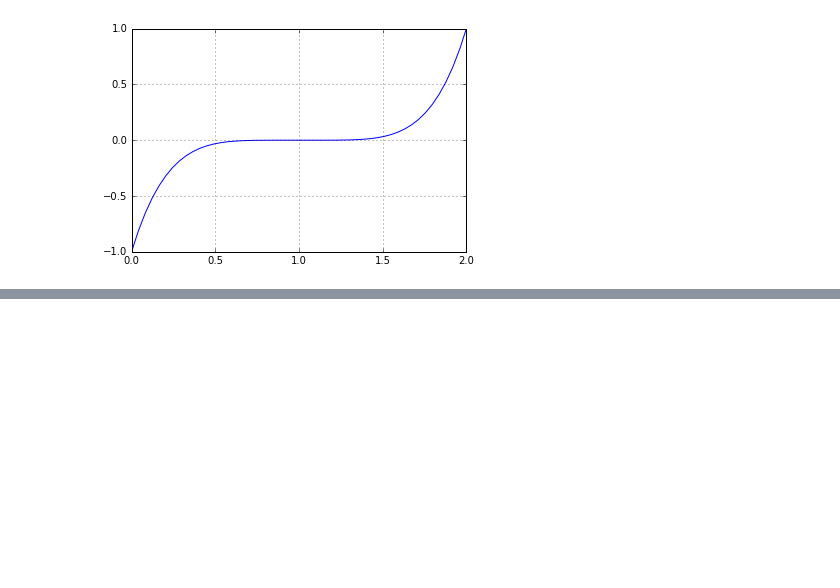
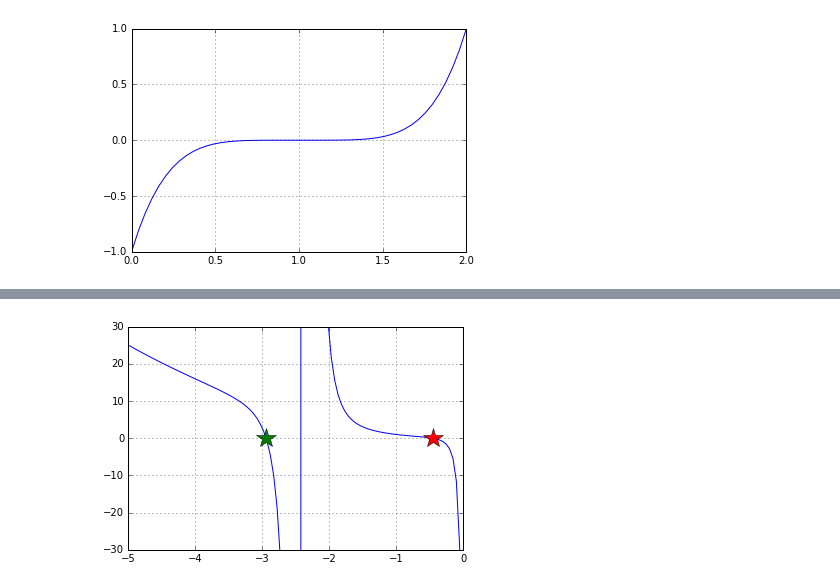
Before and after one commit to iselplabo93/Integradores, a Jupyter notebook: Raices.ipynb, the cells around one changed output, grey strips where cells are left out. Saved outputs shown, nothing was run; the diff lists cells and outputs as text; code cells hidden in the pictures; blank space fills up the shorter version.

```diff
--- a/Raices.ipynb
+++ b/Raices.ipynb
@@ -72,0 +202,10 @@ SyntaxError: invalid syntax (<ipython-input-43-fcb7c9118f15>, line 1)
+# %%
+x=linspace(-5,0,100) #metodo de newton
+ylim([-30,30])
+plot(x,func_new(x),'-')
+plot([-2.94267812758],0,'*',markersize=20)
+plot([-0.456490400596],0,'*',markersize=20)
+grid(True)
+show()
+# %% [output]
+[figure, added]
```
Also changed, not shown: parts of 19 cells of this notebook.
